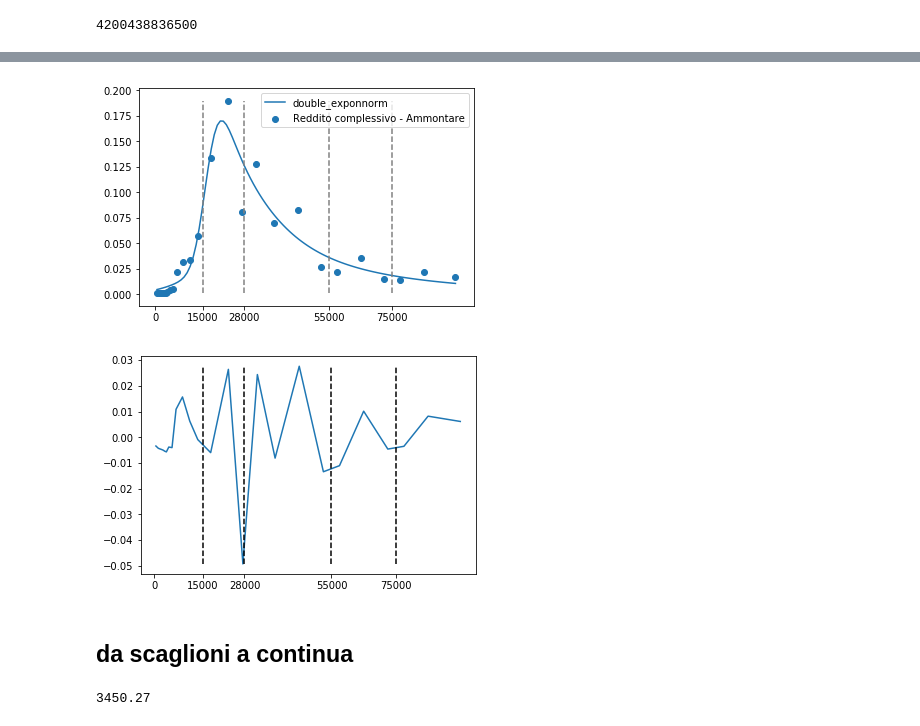
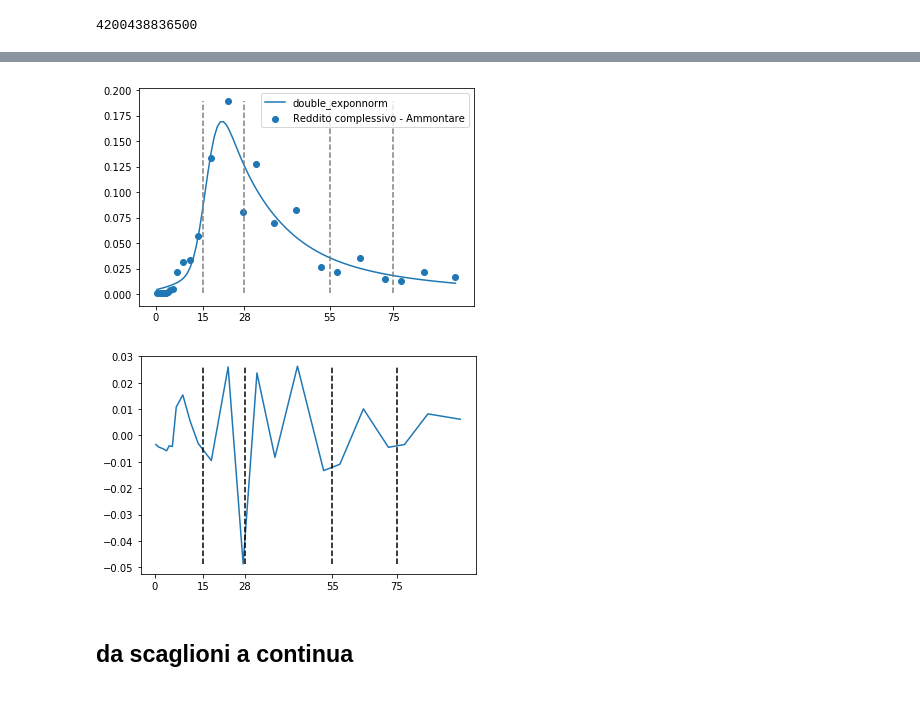
Before and after one commit to vlavorini/studio_irpef, a Jupyter notebook: primo.ipynb, the cells around one changed output, grey strips where cells are left out. Drawn from its saved outputs; the diff is of its cells as text; code cells hidden in the pictures.

```diff
--- a/primo.ipynb
+++ b/primo.ipynb
@@ -33,16 +92,12 @@ def calc_sq_diff(a, b):
 df = pd.read_csv("irpef2.csv", delimiter=";", decimal=",", thousands=".")
 # %%
-def calc_vc(val):
+'''def calc_vc(val):
 
     val_sep = val.split("-")
     vc = (int(val_sep[1]) - int(val_sep[0]))/2 + int(val_sep[0])
     return vc
-df["valore_centrale"] = df['Codice'].apply(calc_vc)
+df["valore_centrale"] = df['Codice'].apply(calc_vc)'''
 
-def calc_larg(val):
 
-    val_sep = val.split("-")
-    l = (int(val_sep[1]) - int(val_sep[0]))
-    return l
 df["larghezza"] = df['Codice'].apply(calc_larg)
-df = df[df['valore_centrale']<100000]
+df = df[df['Reddito complessivo - Media']<100]
@@ -82,7 +174,7 @@ y2use = y_norm/np.sum(y_norm)
 last = 100
 tutti_pars = []
 for sf in rescaled:
-    x_sc = scale(df['valore_centrale'], sf)
+    x_sc, _, _ = scale(df['Reddito complessivo - Media'], sf)
     initial = [5, 3, 0.8, 0.4]
     try:
         pars, cov = curve_fit(double_exponnorm, x_sc, y2use, p0 = initial)#, bounds=bounds)
@@ -111,7 +203,7 @@ yt = double_exponnorm(xt, pars_scelti[0], pars_scelti[1], pars_scelti[2], pars_s
 plt.plot(xt, y1, '--', label='first_expnorm', color = 'grey')
 plt.plot(xt, yt, label="double_exponnorm")
 
-x_sc = scale(df['valore_centrale'], sf_scelto)
+x_sc, sc_min, sc_max = scale(df['Reddito complessivo - Media'], sf_scelto)
 plt.scatter(x_sc, y2use)
 plt.legend()
 plt.show()
@@ -121 +213,20 @@ minimo in pos 25: scalato a 35.0 , valore: 0.005731732382224454
 [figure]
+# %%
+xt = np.linspace(0, sf_scelto, 100)
+xt_sc_b = scale_back(xt, sc_min, sc_max)
+yt = double_exponnorm(xt, pars_scelti[0], pars_scelti[1], pars_scelti[2], pars_scelti[3])
+y_scale_bac_fac = area_tot * np.sum(y_norm)
+
+plt.plot(xt_sc_b, yt*y_scale_bac_fac, "--", label="Curva di adattamento ai dati")
+plt.scatter(df['Reddito complessivo - Media'], y2use* y_scale_bac_fac, label="Redditi complessivi")
+plt.legend()
+plt.xlabel("Reddito imponibile [kEUR]")
+plt.ylabel("Reddito complessivo [kEUR]")
+max_y = np.max(y2use)
+min_y = np.min(y2use)
+plt.xticks(scaglioni)
+for s in scaglioni:
+    if s == 0:
+        continue
+    plt.plot([s, s], [min_y*y_scale_bac_fac, 1.2e8], '.-', color = 'gray')
+plt.show()
@@ -127,8 +240,8 @@ yt = double_exponnorm(xt, pars_scelti[0], pars_scelti[1], pars_scelti[2], pars_s
 
 plt.plot(xt_sc_b, yt, label="double_exponnorm")
 
-x_sc = scale(df['valore_centrale'], sf_scelto)
-plt.scatter(df['valore_centrale'], y2use)
+x_sc = scale(df['Reddito complessivo - Media'], sf_scelto)
+plt.scatter(df['Reddito complessivo - Media'], y2use)
 plt.legend()
 max_y = np.max(y2use)
 min_y = np.min(y2use)
@@ -139,49 +252,23 @@ for s in scaglioni:
     plt.plot([s, s], [min_y, max_y], '--', color = 'gray')
 plt.show()
 # %% [output]
-[figure, old version]
+[figure, new version]
 # %%
 pars_scelti = np.array([3.69957129, 5.87470515, 4.25561841, 1.2146135 ])
 
 baseline =  double_exponnorm(x_sc, pars_scelti[0], pars_scelti[1], pars_scelti[2], pars_scelti[3])
 dati_m_baseline = y2use - baseline
-x_sc_b = scale_back(x_sc, 35)
+x_sc_b = scale_back(x_sc, sc_min, sc_max)
 plt.plot(x_sc_b, dati_m_baseline)
 max_y = np.max(dati_m_baseline)
 min_y = np.min(dati_m_baseline)
 plt.xticks(scaglioni)
 for s in scaglioni:
     if s == 0:
         continue
     plt.plot([s, s], [min_y, max_y], '--', color = 'k')
 plt.show()
 # %% [output]
-[figure, old version]
+[figure, new version]
 # %% [markdown]
 ## da scaglioni a continua
-# %%
-no_tax = 8174
-scaglioni = np.array([ 0, 15000, 28000, 55000, 75000])
-aliquote = np.array([ .23, .27, .38, .41, .43])
-base = np.array([ 0, 3450, 6960, 17220, 25420])
-
-def calc_irpef(reddito):
-    if reddito <= no_tax:
-        return 0
-
-    for i_s, s in enumerate( scaglioni):
-        b = base[i_s-1]
-        a = aliquote[i_s-1]
-        if reddito > s:
-            continue
-
-        else:
-            #print ("reddito", reddito, "scaglione", s, "aliquota", a, "base", b, "sttraggo", scaglioni[i_s-1])
-            return  b + a * (reddito - scaglioni[i_s-1])
-    return base[-1] + aliquote[-1] * (reddito - scaglioni[-1])
-
-
-
-calc_irpef(15001)
-# %% [output]
-3450.27
```
Also changed, not shown: parts of 17 cells of this notebook.
